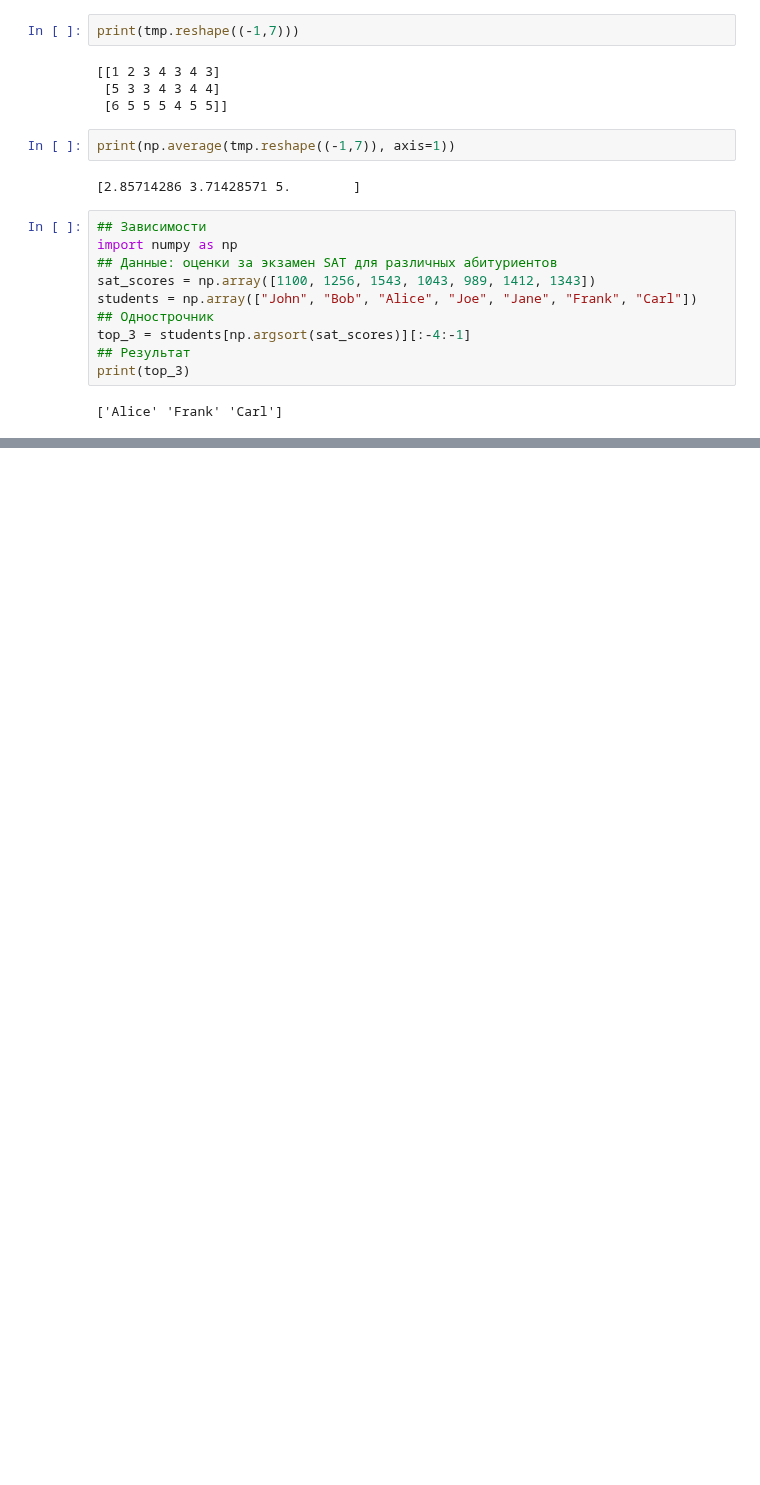
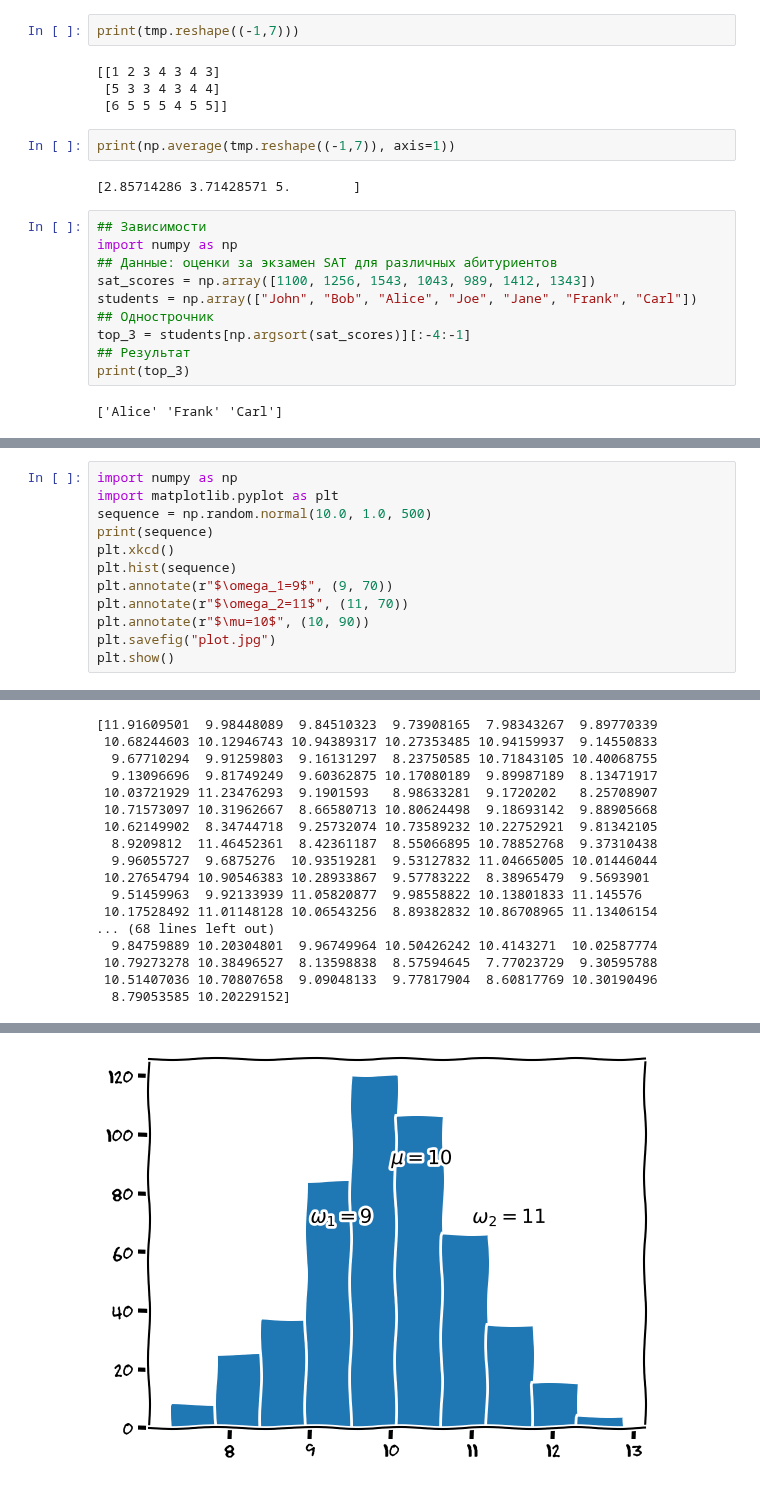
Before and after one commit to Sinrez/PythonProjects, a Jupyter notebook: tr_Python.ipynb, the cells around one changed output, grey strips where cells are left out. Drawn from its saved outputs; the diff is of its cells as text; blank space fills up the shorter version.

```diff
--- a/tr_Python.ipynb
+++ b/tr_Python.ipynb
@@ -295,0 +332,13 @@ print(top_3)
+# %%
+import numpy as np
+import matplotlib.pyplot as plt
+sequence = np.random.normal(10.0, 1.0, 500)
+print(sequence)
+plt.xkcd()
+plt.hist(sequence)
+plt.annotate(r"$\omega_1=9$", (9, 70))
+plt.annotate(r"$\omega_2=11$", (11, 70))
+plt.annotate(r"$\mu=10$", (10, 90))
+plt.savefig("plot.jpg")
+plt.show()
+# %% [output]
@@ -295,0 +364,17 @@ print(top_3)
+[11.91609501  9.98448089  9.84510323  9.73908165  7.98343267  9.89770339
+ 10.68244603 10.12946743 10.94389317 10.27353485 10.94159937  9.14550833
+  9.67710294  9.91259803  9.16131297  8.23750585 10.71843105 10.40068755
+  9.13096696  9.81749249  9.60362875 10.17080189  9.89987189  8.13471917
+ 10.03721929 11.23476293  9.1901593   8.98633281  9.1720202   8.25708907
+ 10.71573097 10.31962667  8.66580713 10.80624498  9.18693142  9.88905668
+ 10.62149902  8.34744718  9.25732074 10.73589232 10.22752921  9.81342105
+  8.9209812  11.46452361  8.42361187  8.55066895 10.78852768  9.37310438
+  9.96055727  9.6875276  10.93519281  9.53127832 11.04665005 10.01446044
+ 10.27654794 10.90546383 10.28933867  9.57783222  8.38965479  9.5693901
+  9.51459963  9.92133939 11.05820877  9.98558822 10.13801833 11.145576
+ 10.17528492 11.01148128 10.06543256  8.89382832 10.86708965 11.13406154
+... (68 lines left out)
+  9.84759889 10.20304801  9.96749964 10.50426242 10.4143271  10.02587774
+ 10.79273278 10.38496527  8.13598838  8.57594645  7.77023729  9.30595788
+ 10.51407036 10.70807658  9.09048133  9.77817904  8.60817769 10.30190496
+  8.79053585 10.20229152]
@@ -295,0 +398 @@ print(top_3)
+[figure, added]
```
Also changed, not shown: parts of 15 cells of this notebook.
